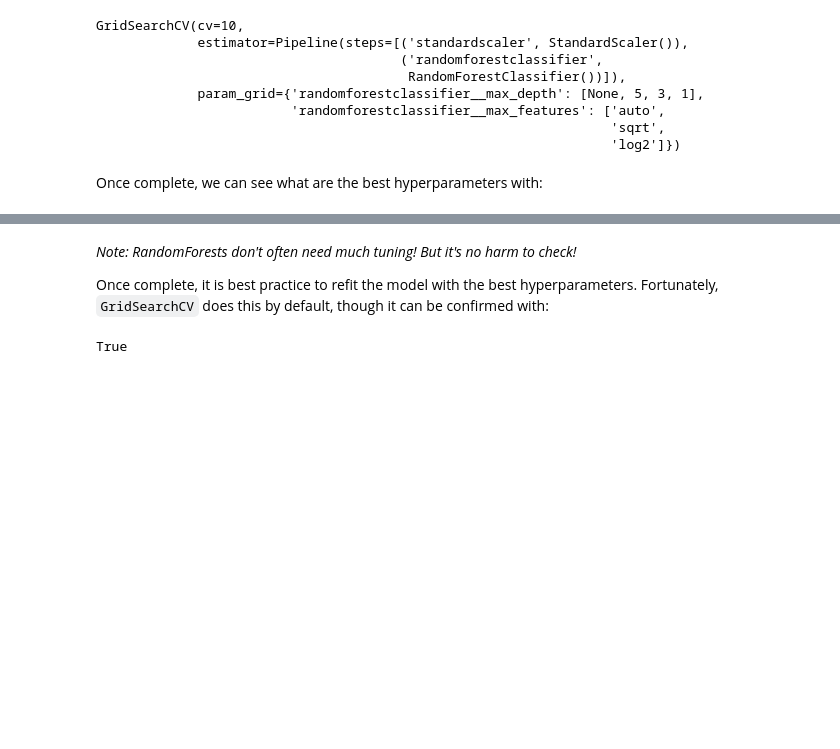
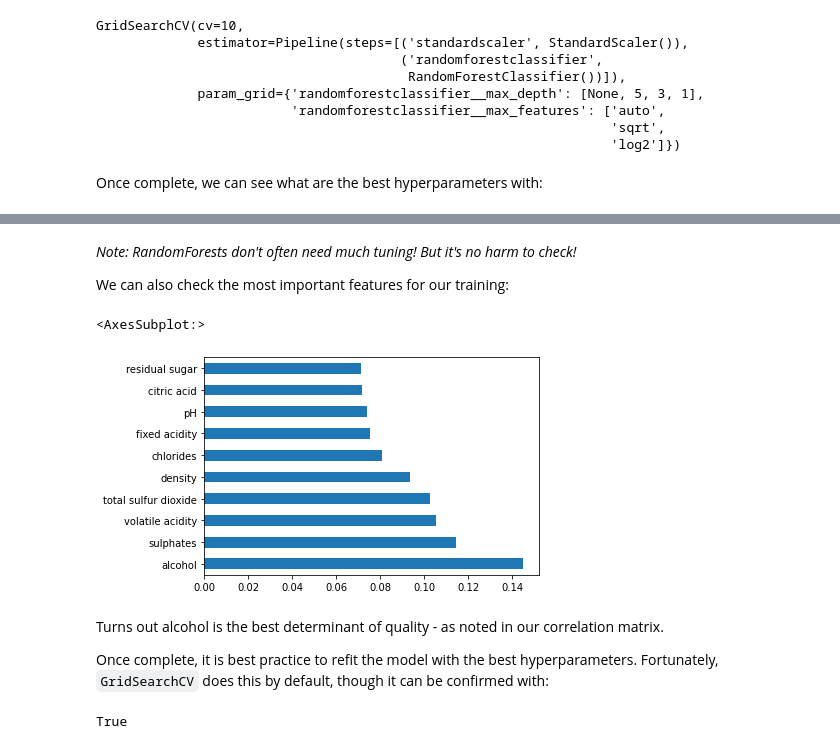
Before and after one commit to logsdail/external_examples, a Jupyter notebook: notebooks/sklearn/introduction.ipynb, the cells around one changed output, grey strips where cells are left out. Drawn from its saved outputs; the diff is of its cells as text; code cells hidden in the pictures; blank space fills up the shorter version.

```diff
--- a/notebooks/sklearn/introduction.ipynb
+++ b/notebooks/sklearn/introduction.ipynb
@@ -279,5 +279,19 @@ print(gridRF.best_params_)
+# %% [markdown]
+*Note: RandomForests don't often need much tuning! But it's no harm to check!*
+
+We can also check the most important features for our training:
+# %%
+# I had to look in the API to find this, but the information is in the GridSearchCV object!
+feature_importance = gridRF.best_estimator_.steps[1][1].feature_importances_
+
+# Plot with Pandas
+feat_importances = pd.Series(feature_importance, index=x.columns)
+feat_importances.nlargest(10).plot(kind='barh')
+# %% [output]
+<AxesSubplot:>
+[figure, added]
 # %% [markdown]
-*Note: RandomForests don't often need much tuning! But it's no harm to check!*
+Turns out alcohol is the best determinant of quality - as noted in our correlation matrix.
 
 Once complete, it is best practice to refit the model with the best hyperparameters. Fortunately, `GridSearchCV` does this by default, though it can be confirmed with:
 # %%
```
Also changed, not shown: parts of 4 cells of this notebook.
